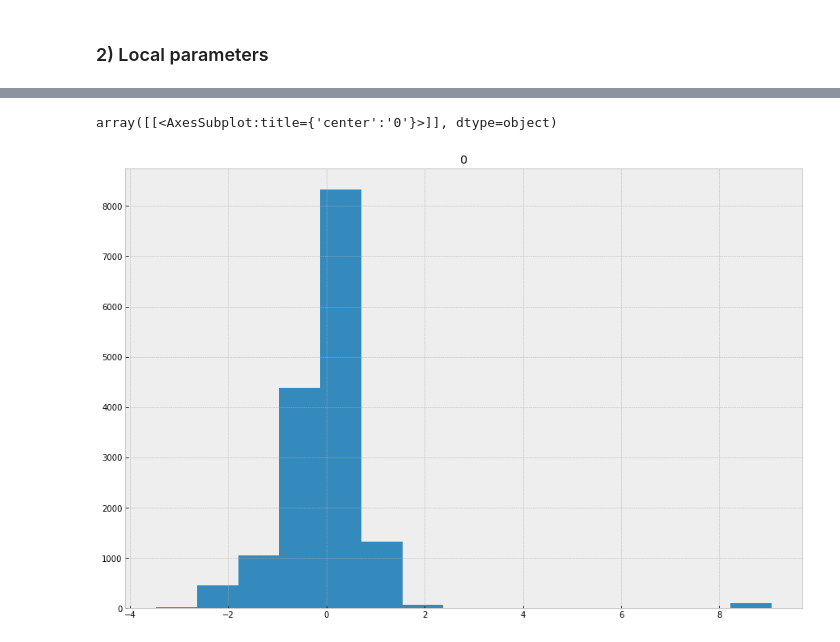
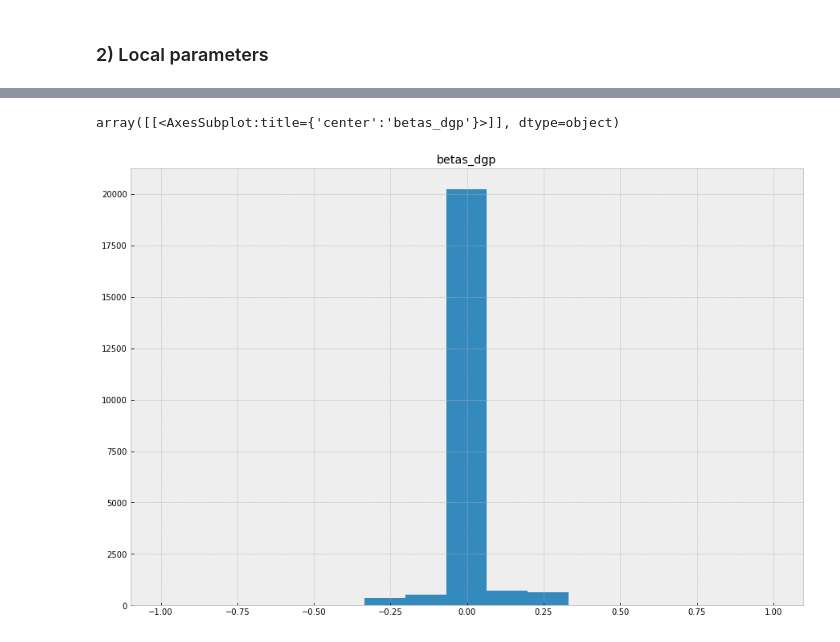
Before and after one commit to dcuoliveira/NN-VAR-Cov-Pred, a Jupyter notebook: src/debugs/debug_ffnn.ipynb, the cells around one changed output, grey strips where cells are left out. Drawn from its saved outputs; the diff is of its cells as text; code cells hidden in the pictures.

```diff
--- a/src/debugs/debug_ffnn.ipynb
+++ b/src/debugs/debug_ffnn.ipynb
@@ -58,5 +70,5 @@ X_validation.shape
 # %%
-pd.DataFrame(X_train_zscore).hist(bins=15)
+data[["betas_dgp"]].hist(bins=15)
 # %% [output]
-array([[<AxesSubplot:title={'center':'0'}>]], dtype=object)
+array([[<AxesSubplot:title={'center':'betas_dgp'}>]], dtype=object)
-[figure, old version]
+[figure, new version]
```
Also changed, not shown: parts of 12 cells of this notebook, 1 other file.
